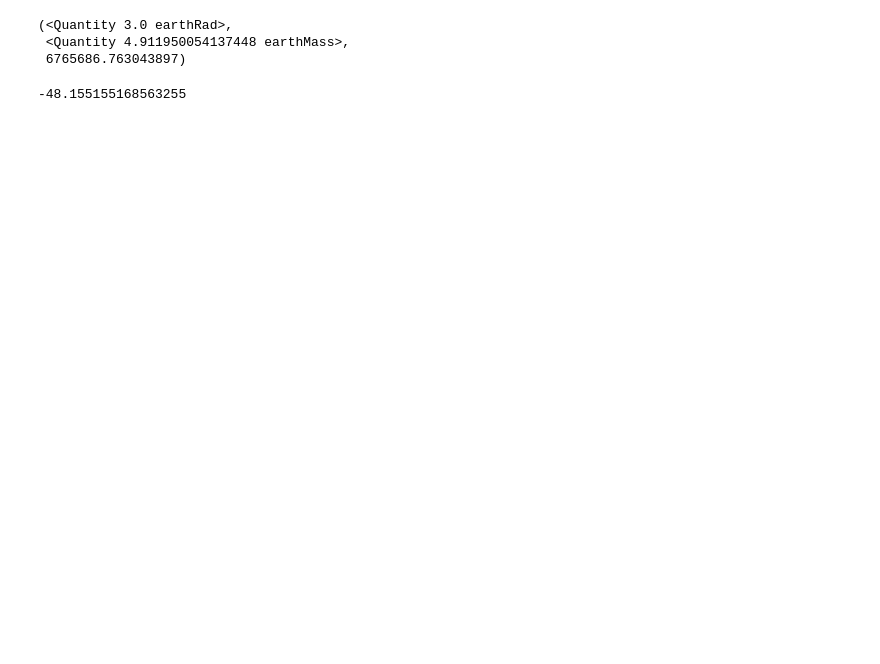
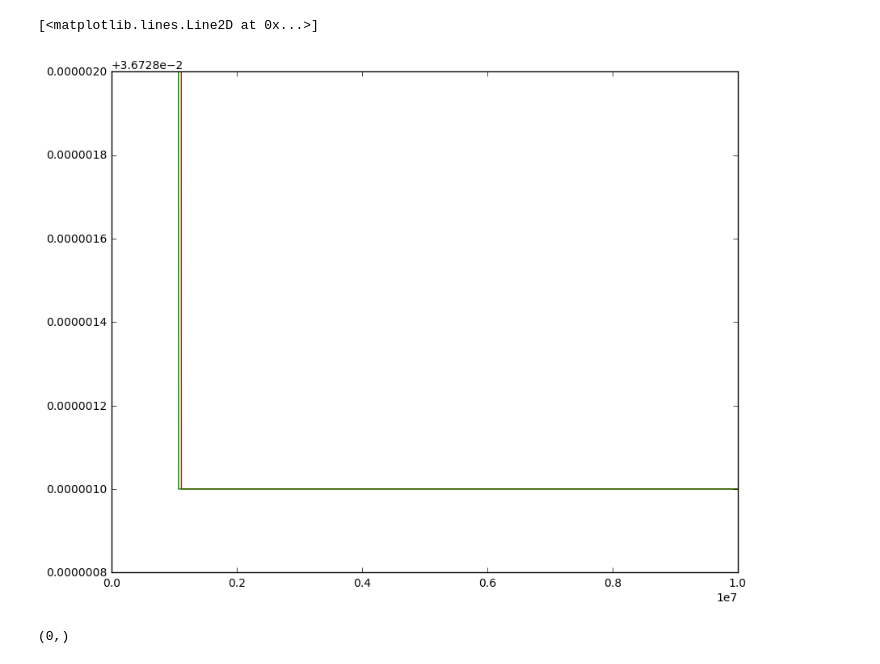
Before and after one commit to dm1681/Merging_Perts, a Jupyter notebook: Research/Merging_Perts/Sanity Check.ipynb, the cells around one changed output. Drawn from its saved outputs; the diff is of its cells as text; code cells hidden in the pictures; blank space fills up the shorter version.

```diff
--- a/Research/Merging_Perts/Sanity Check.ipynb
+++ b/Research/Merging_Perts/Sanity Check.ipynb
@@ -48,53 +48,3 @@ ic[857]
 | Sim # | Mass_b | Mass_c | Radius_b | Radius_c | Semi_b_0 | Semi_c_0 | Ecc_b_0 | Ecc_c_0 | Incl_b_0 | Incl_c_0 | ... |
 | float64 | float64 | float64 | float64 | float64 | float64 | float64 | float64 | float64 | float64 | float64 | ... |
 | 857.0 | -0.939770900815 | -16.8767782348 | -0.98326146697 | -4.52688840489 | 0.0367296251244 | 0.304380737188 | 0.00443119135111 | 0.158676336859 | 0.0 | 2.5903491442 | ... |
-# %%
-def calc_mass_Qp(radius,toggle):
-    r = radius
-    R_crit = 2*u.earthRad
-    if r < R_crit:
-        mass = ((r/const.R_earth)**(3.68))*const.M_earth
-        mass = mass.to(u.earthMass)
-        Qplanet = np.random.uniform(30,301)
-    else:
-        r = r.to(u.cm)
-        volume = (4*np.pi*r**3)/3
-        density = (1*u.g)/(1*u.cm)**3
-        mass = volume * density
-        mass = mass.to(u.earthMass)
-        Qplanet = np.random.uniform(10**6,(10**7)+1)
-    if toggle == 'm':
-        return radius, mass
-    elif toggle == 'Q':
-        return radius, Qplanet
-    elif toggle == 'b' or toggle == 'both':
-        return radius, mass, Qplanet
-
-r = 3 * u.earthRad
-calc_mass_Qp(r,'b')
-# %% [output]
-(<Quantity 3.0 earthRad>,
- <Quantity 4.911950054137448 earthMass>,
- 6765686.763043897)
-# %%
-'''
-We need to run ~10 simulations:
-- variations in the outer planet
-    - sup_nep_mass/rad (6 earth rad)
-        - circ
-            - long
-            - short
-        - ecc
-            - long
-            - short
-    - sup_earth_mass/rad (2 earth rad)
-        - circ
-            - long
-            - short
-        - ecc
-            - long
-            - short
-
-'''
-# %% [output]
--48.155155168563255
@@ -100,0 +177,13 @@ We need to run ~10 simulations:
+# %%
+fig,ax = plt.subplots(1,1)
+fig.set_size_inches(10,8)
+
+ax.plot(nep_short_circ_time, nep_short_circ_semi, color = 'red')
+ax.plot(eq_short_time, eq_short_semi, color = 'green')
+# %% [output]
+[<matplotlib.lines.Line2D at 0x...>]
+[figure, added]
+# %%
+eq_long_e.shape
+# %% [output]
+(0,)
```
Also changed, not shown: parts of 1 cell of this notebook, 2 other files.
